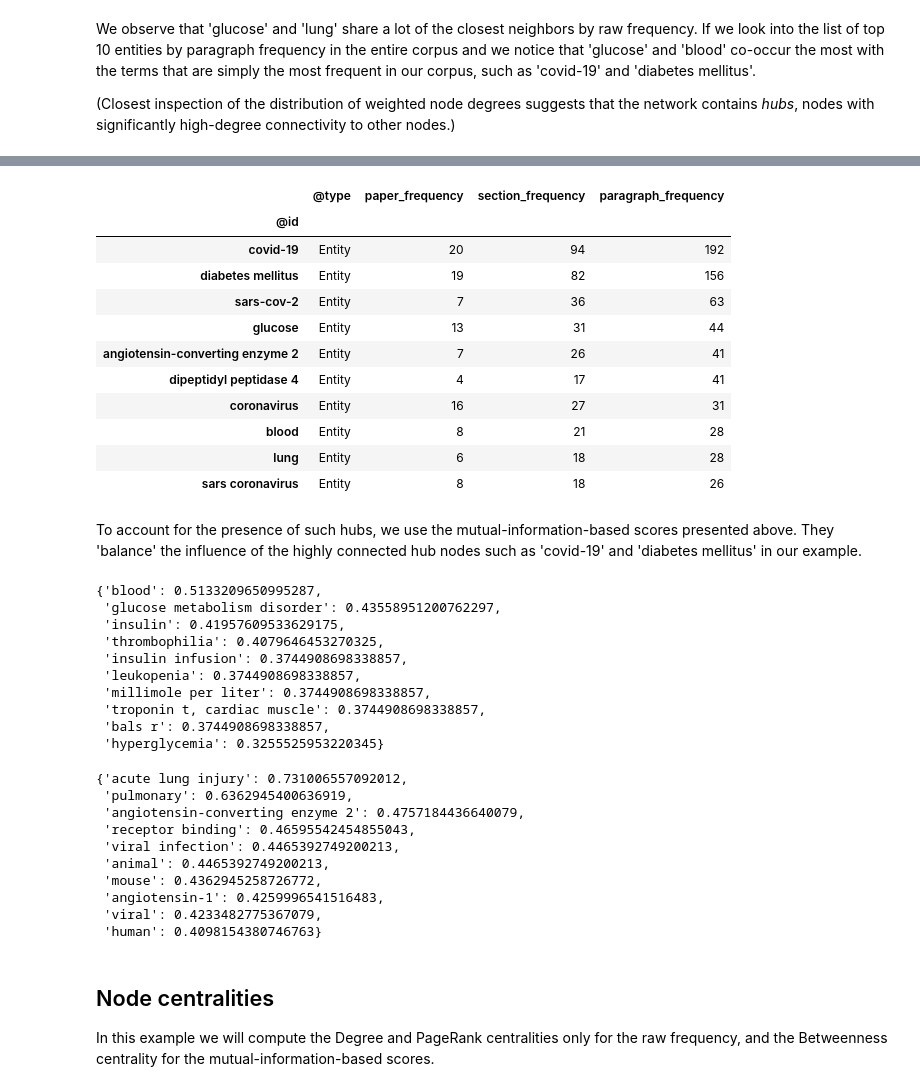
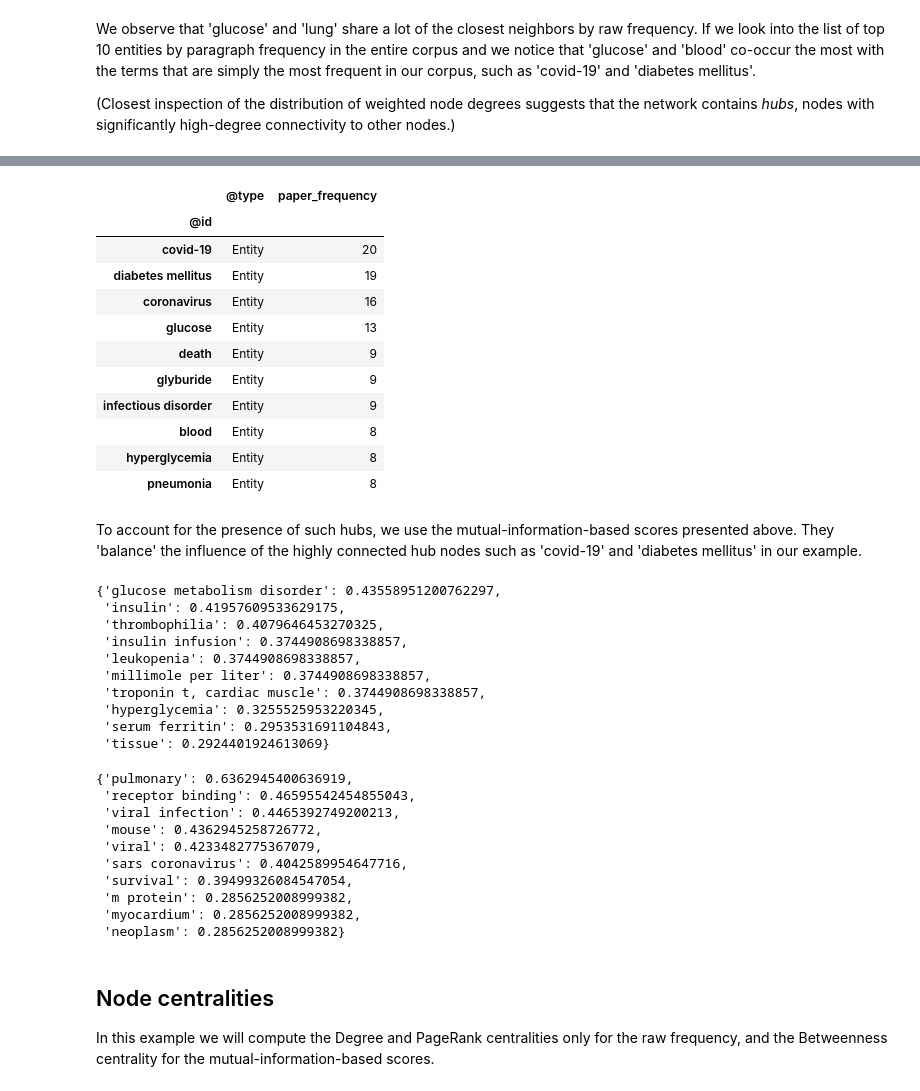
Before and after one commit to BlueBrain/BlueGraph, a Jupyter notebook: examples/Literature exploration (PGFrames example).ipynb, the cells around one changed output, grey strips where cells are left out. Saved outputs shown, nothing was run; the diff lists cells and outputs as text; code cells hidden in the pictures.

```diff
--- a/examples/Literature exploration (PGFrames example).ipynb
+++ b/examples/Literature exploration (PGFrames example).ipynb
@@ -267,8 +267,8 @@ section_network = PandasPGFrame.from_frames(
 def aggregate_paragraphs(data):
     return set(sum(data["paragraph"].apply(list), []))
 # %%
-paragraph_cooccurrence_edges = generate_cooccurrence_edges(
-    graph, "OccursIn",
+paragraph_cooccurrence_edges = gen.generate_from_edges(
+     "OccursIn",
     factor_aggregator=aggregate_paragraphs,
     compute_statistics=["frequency", "ppmi", "npmi"],
     parallelize=True, cores=8)
@@ -298,8 +299,6 @@ paragraph_network = PandasPGFrame.from_frames(
     edges=paragraph_cooccurrence_edges,
     node_prop_types={
         "paper_frequency": "numeric",
-        "section_frequency": "numeric",
-        "paragraph_frequency": "numeric"
     },
     edge_prop_types={
         "frequency": "numeric",
@@ -407,46 +423,46 @@ We observe that 'glucose' and 'lung' share a lot of the closest neighbors by raw
 # %%
-paragraph_network.nodes(raw_frame=True).nlargest(10, columns=["paragraph_frequency"])
+paragraph_network.nodes(raw_frame=True).nlargest(10, columns=["paper_frequency"])
 # %% [output]
-|  | @type | paper_frequency | section_frequency | paragraph_frequency |
-| @id |  |  |  |  |
-| covid-19 | Entity | 20 | 94 | 192 |
-| diabetes mellitus | Entity | 19 | 82 | 156 |
-| sars-cov-2 | Entity | 7 | 36 | 63 |
-| glucose | Entity | 13 | 31 | 44 |
-| angiotensin-converting enzyme 2 | Entity | 7 | 26 | 41 |
-| dipeptidyl peptidase 4 | Entity | 4 | 17 | 41 |
-| coronavirus | Entity | 16 | 27 | 31 |
-| blood | Entity | 8 | 21 | 28 |
-| lung | Entity | 6 | 18 | 28 |
-| sars coronavirus | Entity | 8 | 18 | 26 |
+|  | @type | paper_frequency |
+| @id |  |  |
+| covid-19 | Entity | 20 |
+| diabetes mellitus | Entity | 19 |
+| coronavirus | Entity | 16 |
+| glucose | Entity | 13 |
+| death | Entity | 9 |
+| glyburide | Entity | 9 |
+| infectious disorder | Entity | 9 |
+| blood | Entity | 8 |
+| hyperglycemia | Entity | 8 |
+| pneumonia | Entity | 8 |
 # %% [markdown]
 To account for the presence of such hubs, we use the mutual-information-based scores presented above. They 'balance' the influence of the highly connected hub nodes such as 'covid-19' and 'diabetes mellitus' in our example.
 # %%
 paragraph_path_finder.top_neighbors("glucose", 10, weight="npmi")
 # %% [output]
-{'blood': 0.5133209650995287,
- 'glucose metabolism disorder': 0.43558951200762297,
+{'glucose metabolism disorder': 0.43558951200762297,
  'insulin': 0.41957609533629175,
  'thrombophilia': 0.4079646453270325,
  'insulin infusion': 0.3744908698338857,
  'leukopenia': 0.3744908698338857,
  'millimole per liter': 0.3744908698338857,
  'troponin t, cardiac muscle': 0.3744908698338857,
- 'bals r': 0.3744908698338857,
- 'hyperglycemia': 0.3255525953220345}
+ 'hyperglycemia': 0.3255525953220345,
+ 'serum ferritin': 0.2953531691104843,
+ 'tissue': 0.2924401924613069}
 # %%
 paragraph_path_finder.top_neighbors("lung", 10, weight="npmi")
 # %% [output]
-{'acute lung injury': 0.731006557092012,
- 'pulmonary': 0.6362945400636919,
- 'angiotensin-converting enzyme 2': 0.4757184436640079,
+{'pulmonary': 0.6362945400636919,
  'receptor binding': 0.46595542454855043,
  'viral infection': 0.4465392749200213,
- 'animal': 0.4465392749200213,
  'mouse': 0.4362945258726772,
- 'angiotensin-1': 0.4259996541516483,
  'viral': 0.4233482775367079,
- 'human': 0.4098154380746763}
+ 'sars coronavirus': 0.4042589954647716,
+ 'survival': 0.39499326084547054,
+ 'm protein': 0.2856252008999382,
+ 'myocardium': 0.2856252008999382,
+ 'neoplasm': 0.2856252008999382}
 # %% [markdown]
 ## Node centralities
 
```
Also changed, not shown: parts of 18 cells of this notebook, 2 other files.
